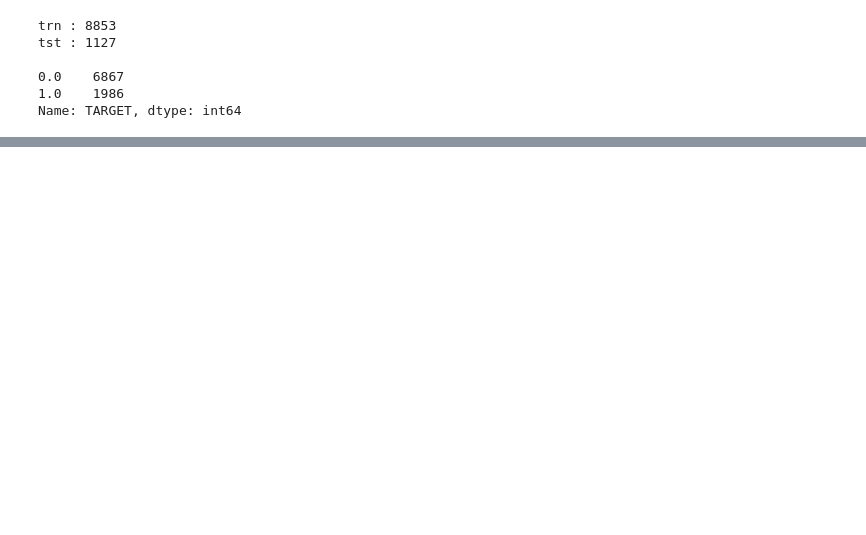
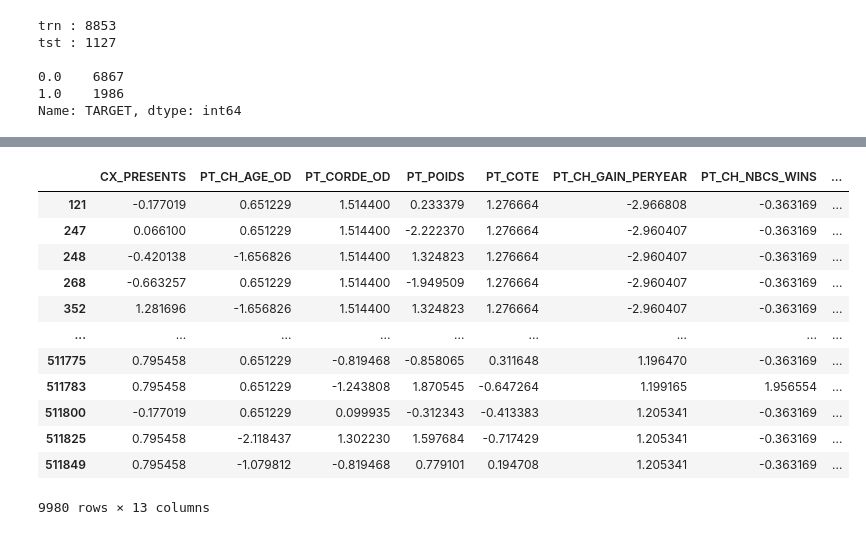
Before and after one commit to zenAurelius/rai-h-, a Jupyter notebook: TF2.ipynb, the cells around one changed output, grey strips where cells are left out. Cells and saved outputs as stored; diff of their text form; code cells hidden in the pictures; blank space fills up the shorter version.

```diff
--- a/TF2.ipynb
+++ b/TF2.ipynb
@@ -1041,3 +1072,19 @@ Name: TARGET, dtype: int64
+# %%
+sel_co_norm
+# %% [output]
+|  | CX_PRESENTS | PT_CH_AGE_OD | PT_CORDE_OD | PT_POIDS | PT_COTE | PT_CH_GAIN_PERYEAR | PT_CH_NBCS_WINS | ... |
+| 121 | -0.177019 | 0.651229 | 1.514400 | 0.233379 | 1.276664 | -2.966808 | -0.363169 | ... |
+| 247 | 0.066100 | 0.651229 | 1.514400 | -2.222370 | 1.276664 | -2.960407 | -0.363169 | ... |
+| 248 | -0.420138 | -1.656826 | 1.514400 | 1.324823 | 1.276664 | -2.960407 | -0.363169 | ... |
+| 268 | -0.663257 | 0.651229 | 1.514400 | -1.949509 | 1.276664 | -2.960407 | -0.363169 | ... |
+| 352 | 1.281696 | -1.656826 | 1.514400 | 1.324823 | 1.276664 | -2.960407 | -0.363169 | ... |
+| ... | ... | ... | ... | ... | ... | ... | ... | ... |
+| 511775 | 0.795458 | 0.651229 | -0.819468 | -0.858065 | 0.311648 | 1.196470 | -0.363169 | ... |
+| 511783 | 0.795458 | 0.651229 | -1.243808 | 1.870545 | -0.647264 | 1.199165 | 1.956554 | ... |
+| 511800 | -0.177019 | 0.651229 | 0.099935 | -0.312343 | -0.413383 | 1.205341 | -0.363169 | ... |
+| 511825 | 0.795458 | -2.118437 | 1.302230 | 1.597684 | -0.717429 | 1.205341 | -0.363169 | ... |
+| 511849 | 0.795458 | -1.079812 | -0.819468 | 0.779101 | 0.194708 | 1.205341 | -0.363169 | ... |
+9980 rows × 13 columns
 # %%
 class WindowGenerator():
   def __init__(self, input_width, label_width, shift,
```
Also changed, not shown: parts of 4 cells of this notebook.
